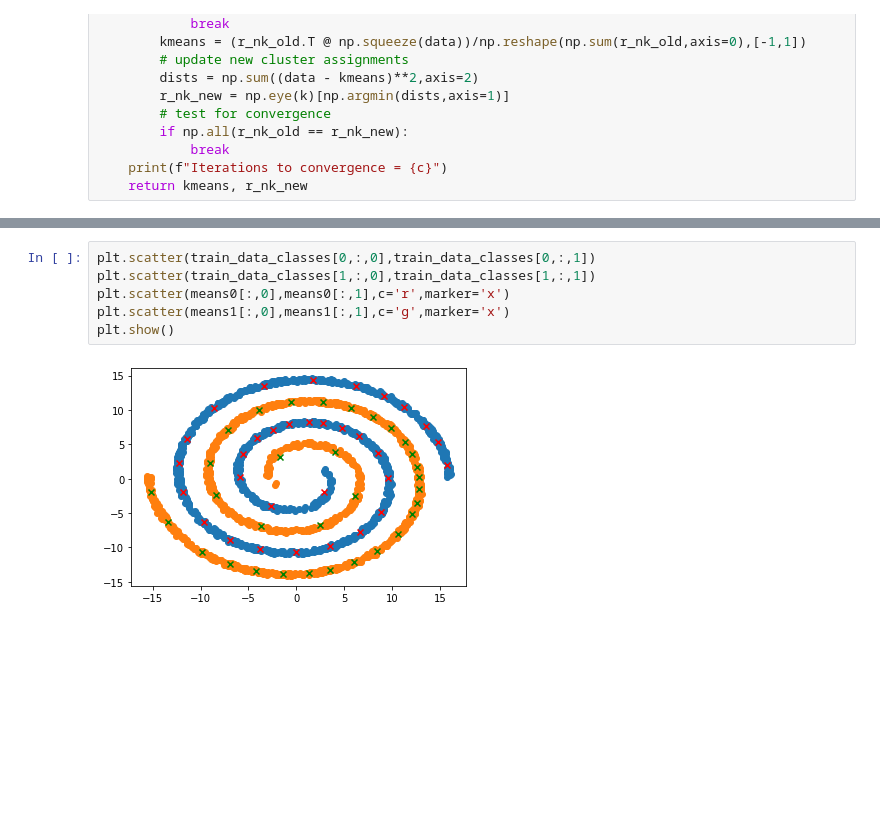
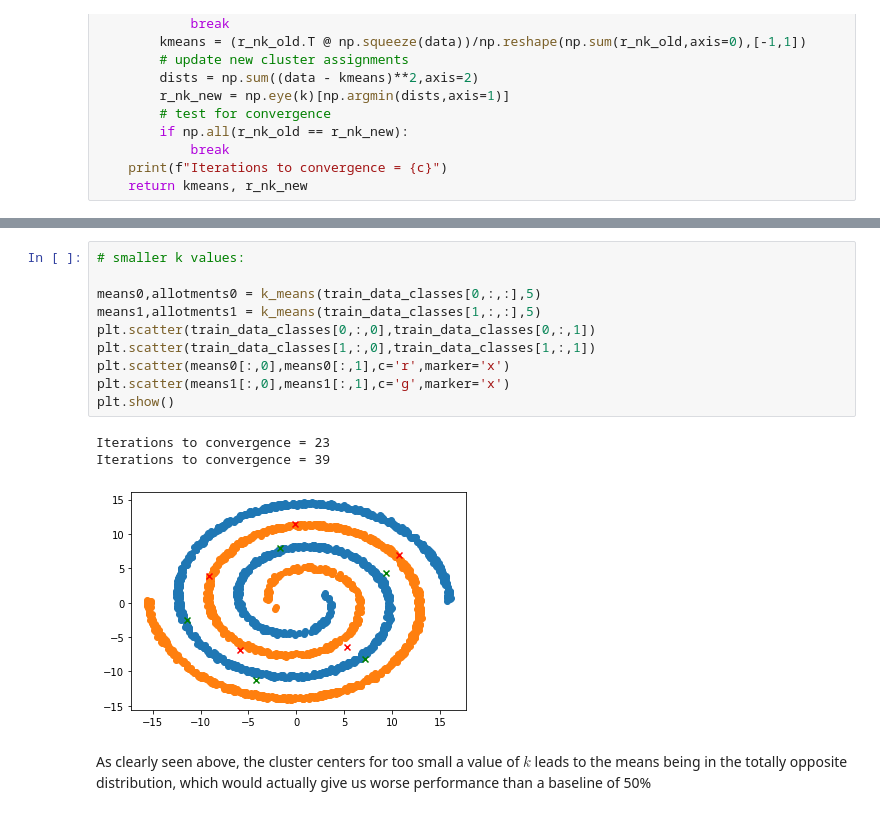
Before and after one commit to nihalgeorge01/CS5691-Submissions, a Jupyter notebook: A3/A_kmeans/A_kmeans_notebook.ipynb, the cells around one changed output, grey strips where cells are left out. Drawn from its saved outputs; the diff is of its cells as text; blank space fills up the shorter version.

```diff
--- a/A3/A_kmeans/A_kmeans_notebook.ipynb
+++ b/A3/A_kmeans/A_kmeans_notebook.ipynb
@@ -68,8 +115,16 @@ means1,allotments1 = k_means(train_data_classes[1,:,:],32)
 # %%
+# smaller k values:
+
+means0,allotments0 = k_means(train_data_classes[0,:,:],5)
+means1,allotments1 = k_means(train_data_classes[1,:,:],5)
 plt.scatter(train_data_classes[0,:,0],train_data_classes[0,:,1])
 plt.scatter(train_data_classes[1,:,0],train_data_classes[1,:,1])
 plt.scatter(means0[:,0],means0[:,1],c='r',marker='x')
 plt.scatter(means1[:,0],means1[:,1],c='g',marker='x')
 plt.show()
 # %% [output]
+Iterations to convergence = 23
+Iterations to convergence = 39
-[figure, old version]
+[figure, new version]
+# %% [markdown]
+As clearly seen above, the cluster centers for too small a value of $k$ leads to the means being in the totally opposite distribution, which would actually give us worse performance than a baseline of 50%
```
Also changed, not shown: parts of 11 cells of this notebook.
